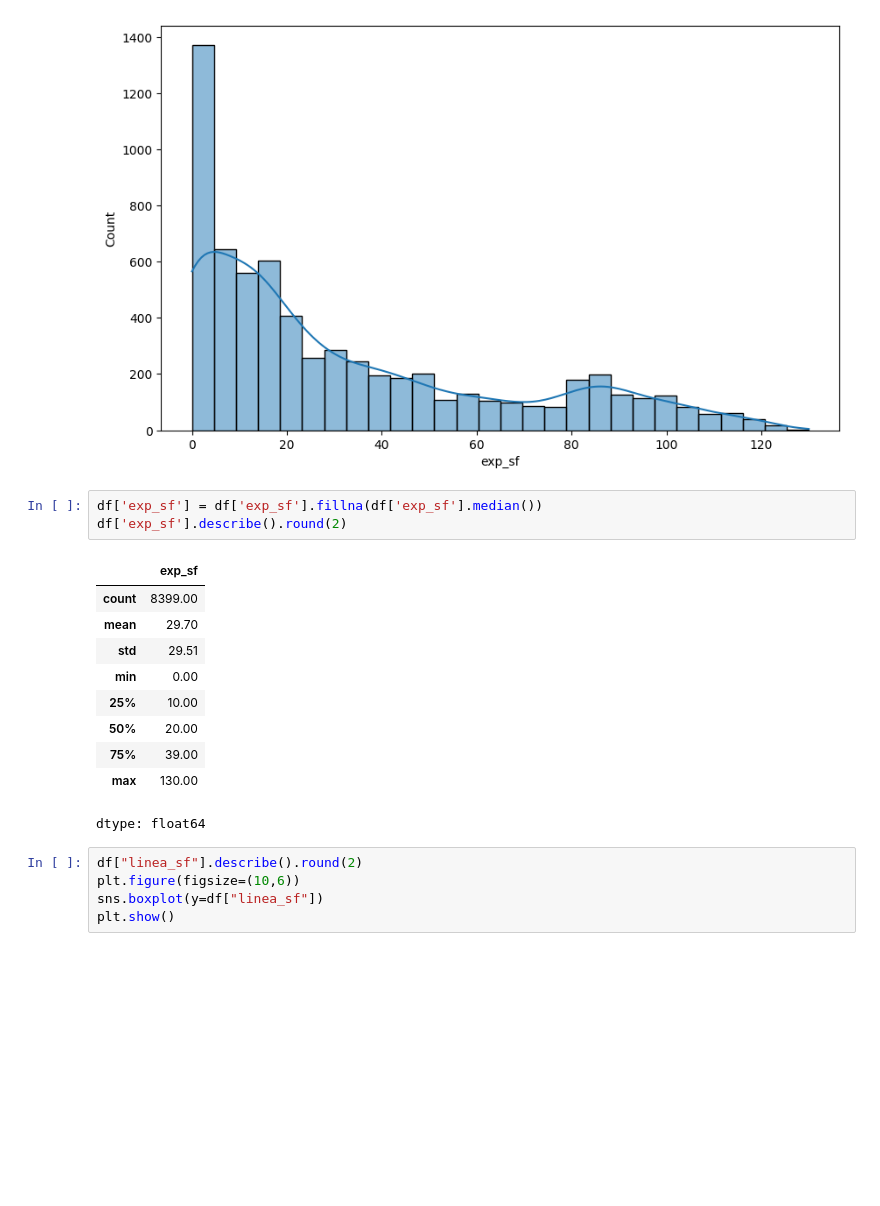
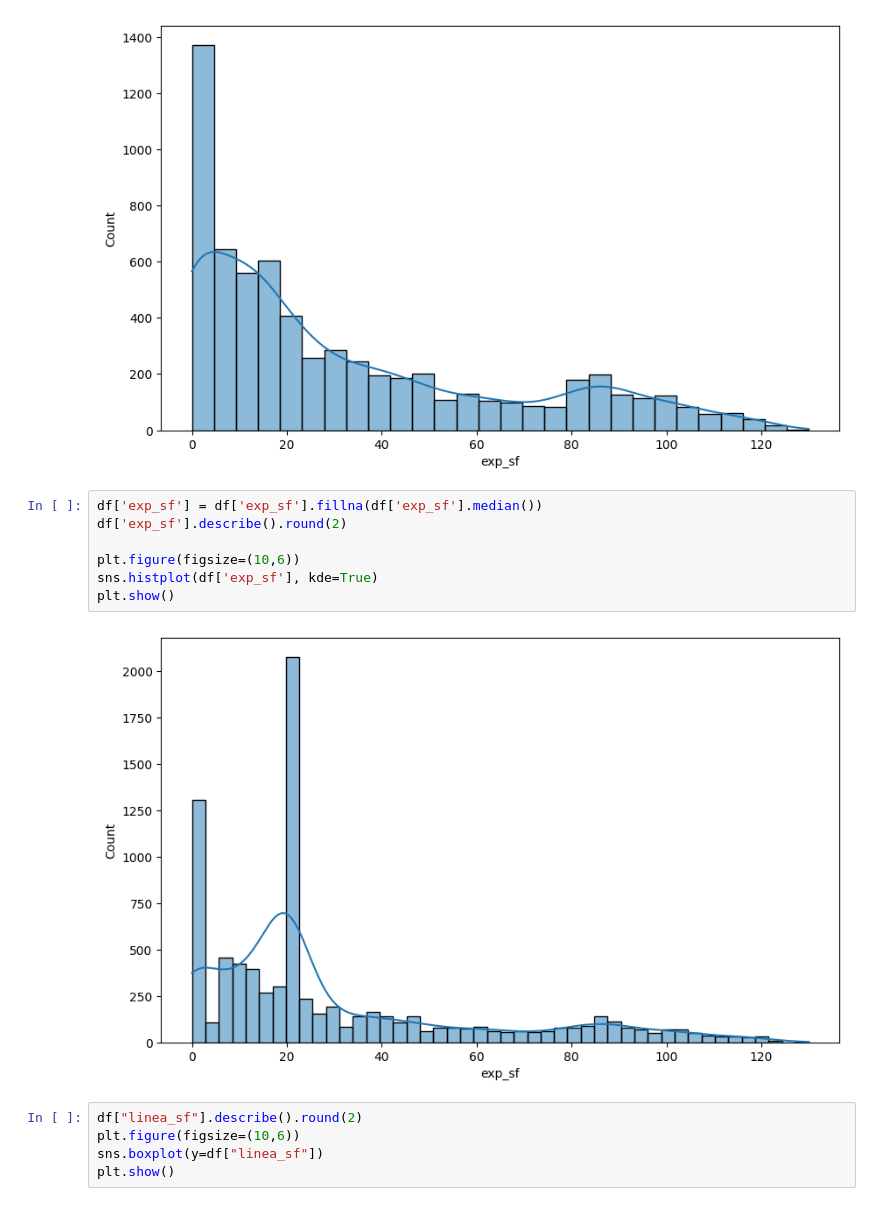
Before and after one commit to e46537303-ui/Finanzas-Proyecto1, a Jupyter notebook: Análisis_de_Riesgo_Crediticio_en_el_Sector_Financiero.ipynb, the cells around one changed output. Drawn from its saved outputs; the diff is of its cells as text; blank space fills up the shorter version.

```diff
--- a/Análisis_de_Riesgo_Crediticio_en_el_Sector_Financiero.ipynb
+++ b/Análisis_de_Riesgo_Crediticio_en_el_Sector_Financiero.ipynb
@@ -82,17 +82,12 @@ plt.show()
 # %%
 df['exp_sf'] = df['exp_sf'].fillna(df['exp_sf'].median())
 df['exp_sf'].describe().round(2)
+
+plt.figure(figsize=(10,6))
+sns.histplot(df['exp_sf'], kde=True)
+plt.show()
 # %% [output]
-|  | exp_sf |
-| count | 8399.00 |
-| mean | 29.70 |
-| std | 29.51 |
-| min | 0.00 |
-| 25% | 10.00 |
-| 50% | 20.00 |
-| 75% | 39.00 |
-| max | 130.00 |
-dtype: float64
+[figure, added]
 # %%
 df["linea_sf"].describe().round(2)
 plt.figure(figsize=(10,6))
```
